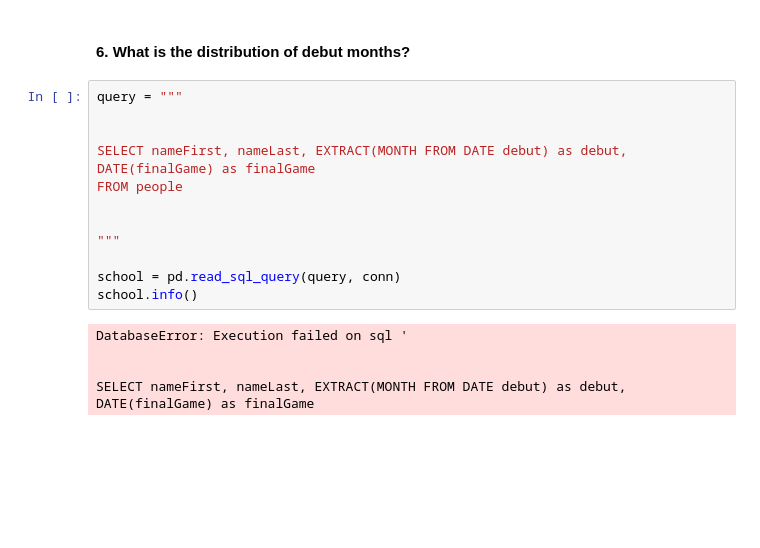
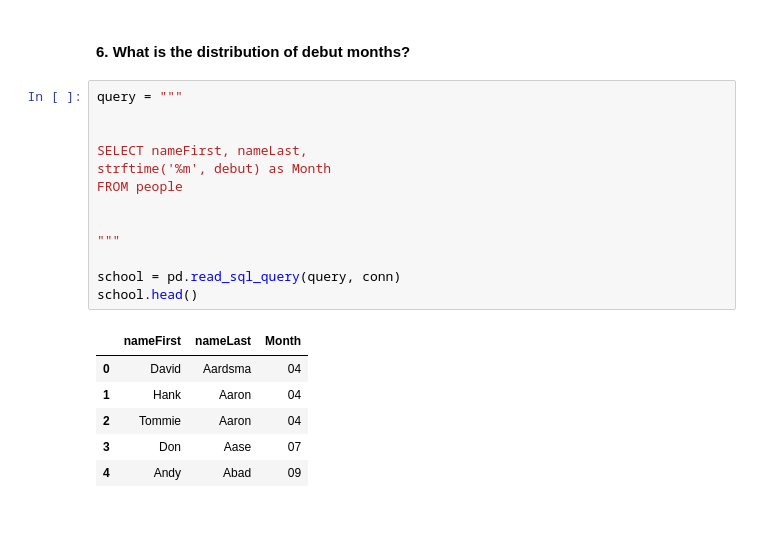
Before and after one commit to mvossbrinck/Metis_Project_3, a Jupyter notebook: 2_Baseball.ipynb, the cells around one changed output. Drawn from its saved outputs; the diff is of its cells as text; blank space fills up the shorter version.

```diff
--- a/2_Baseball.ipynb
+++ b/2_Baseball.ipynb
@@ -192,21 +186,23 @@ memory usage: 621.3+ KB
 # %%
 query = """
 
 
-SELECT nameFirst, nameLast, EXTRACT(MONTH FROM DATE debut) as debut,
-DATE(finalGame) as finalGame
+SELECT nameFirst, nameLast,
+strftime('%m', debut) as Month
 FROM people
 
 
 """
 
 school = pd.read_sql_query(query, conn)
-school.info()
+school.head()
 # %% [output]
-DatabaseError: Execution failed on sql '
-
-
-SELECT nameFirst, nameLast, EXTRACT(MONTH FROM DATE debut) as debut, DATE(finalGame) as finalGame
+|  | nameFirst | nameLast | Month |
+| 0 | David | Aardsma | 04 |
+| 1 | Hank | Aaron | 04 |
+| 2 | Tommie | Aaron | 04 |
+| 3 | Don | Aase | 07 |
+| 4 | Andy | Abad | 09 |
 # %% [markdown]
 <br>
 # %% [markdown]
```
Also changed, not shown: parts of 2 cells of this notebook, 5 other files.
